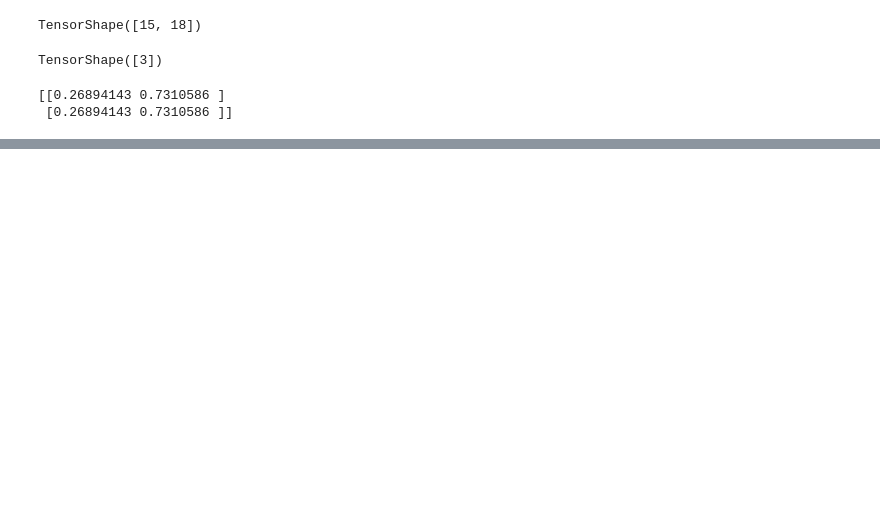
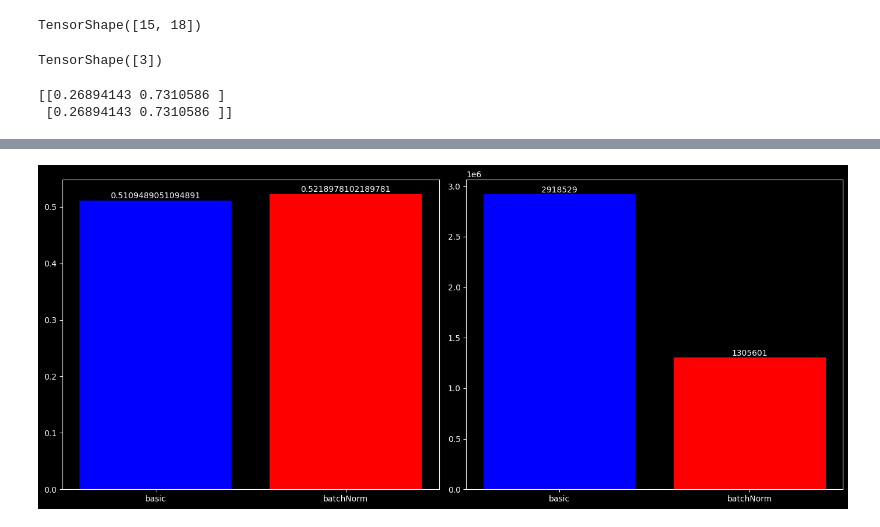
Before and after one commit to sanketmishra009/aiml, a Jupyter notebook: deepLearning/tensorflow/rough.ipynb, the cells around one changed output, grey strips where cells are left out. Drawn from its saved outputs; the diff is of its cells as text; code cells hidden in the pictures; blank space fills up the shorter version.

```diff
--- a/deepLearning/tensorflow/rough.ipynb
+++ b/deepLearning/tensorflow/rough.ipynb
@@ -110,0 +406,4 @@ print(y.numpy())
+# %%
+predictions = (bnmodel.predict(xtestpad) > 0.5).astype(int).flatten()
+bnaccuracy = accuracy_score(predictions, ytest)
+print(f'BN model accuracy:{bnaccuracy}')
@@ -110,0 +413,23 @@ print(y.numpy())
+# %%
+pdf = pd.DataFrame({
+    "Model":['basic' , 'batchNorm'],
+    "Accuracy": [basicaccuracy , bnaccuracy],
+    "Parameters": [basicModel.count_params() , bnmodel.count_params()]
+})
+
+fig , (ax1 , ax2) = plt.subplots(1 , 2 , figsize = (14 , 6))
+
+bars1 = ax1.bar(pdf['Model'] , pdf['Accuracy'] , color = ['blue' , 'red'])
+for bar in bars1:
+    height = bar.get_height()
+    ax1.text(bar.get_x() + bar.get_width() / 2 , height + 0.001 , f"{height}" , ha = 'center' , va = 'bottom')
+
+bars = ax2.bar(pdf['Model'] , pdf['Parameters'] , color = ['blue' , 'red'])
+for bar in bars:
+    height = bar.get_height()
+    ax2.text(bar.get_x() + bar.get_width() / 2 , height + 0.01 , f"{height}" , ha = 'center' , va = 'bottom')
+
+plt.tight_layout()
+plt.show()
+# %% [output]
+[figure, added]
```
Also changed, not shown: parts of 18 cells of this notebook, 26 other files.
